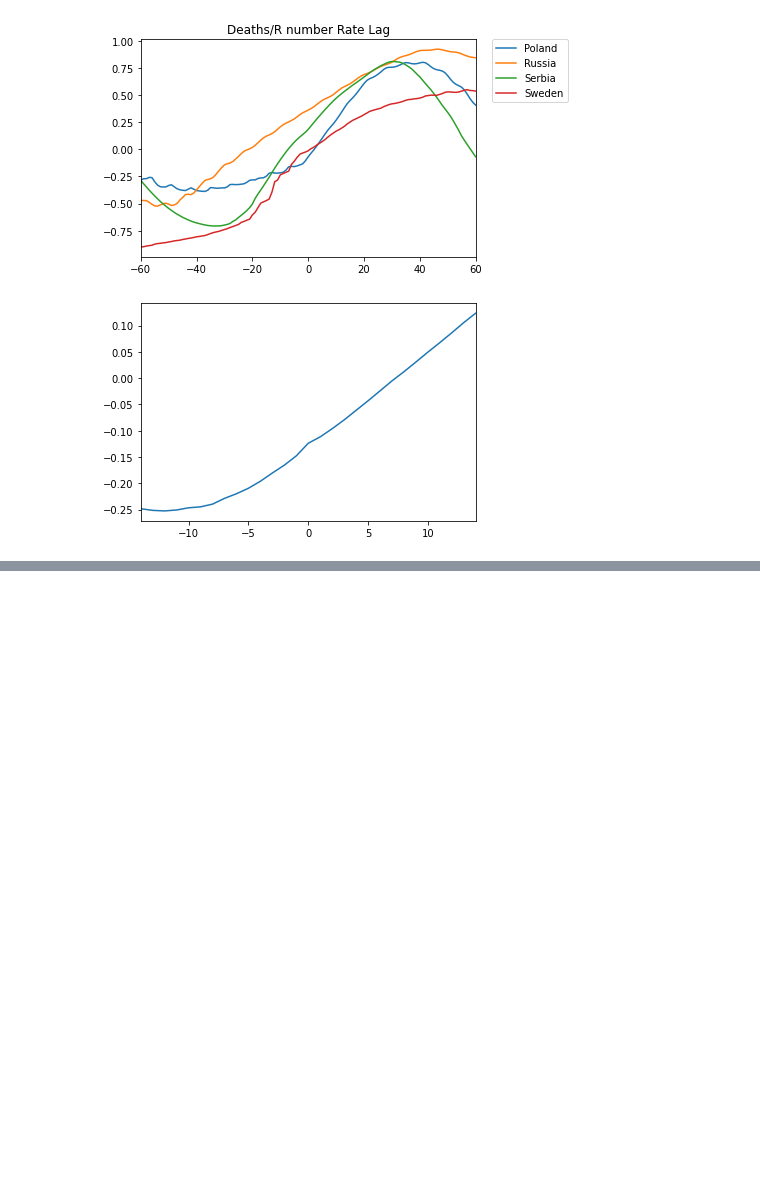
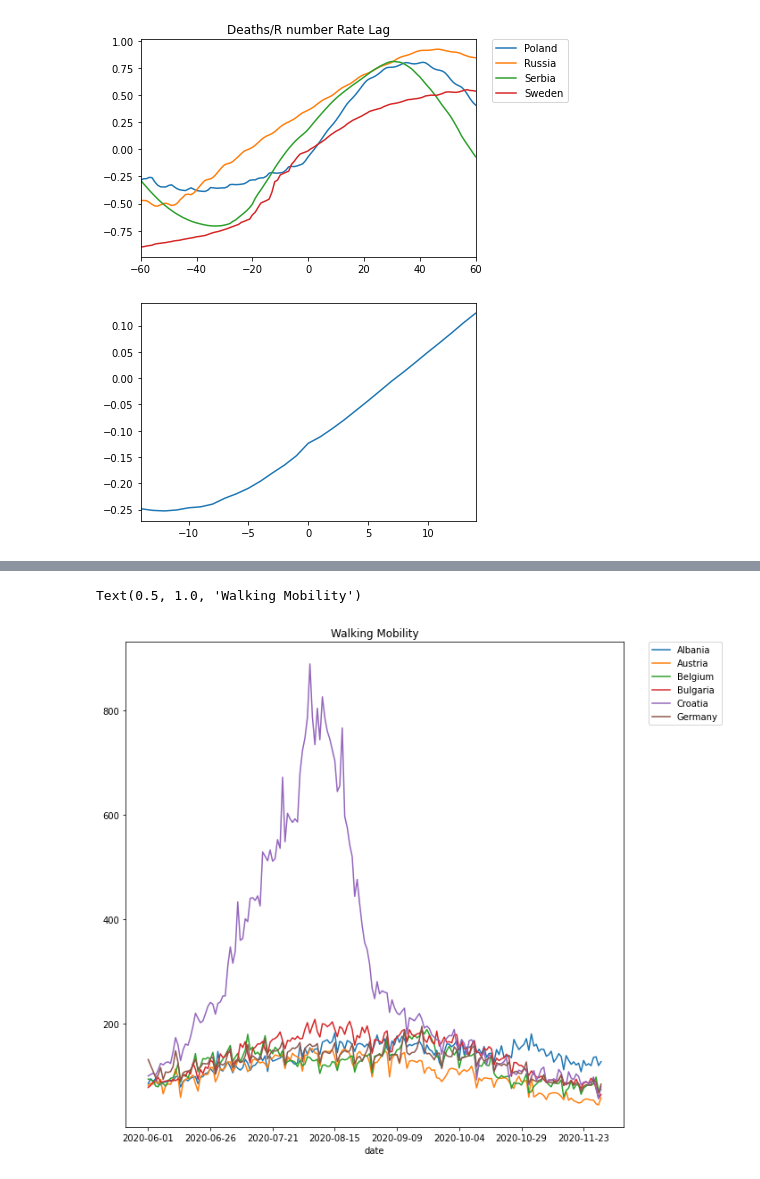
Before and after one commit to stefan-stein/Citadel-Datathon-2021, a Jupyter notebook: Charlotte - Lag.ipynb, the cells around one changed output, grey strips where cells are left out. Saved outputs shown, nothing was run; the diff lists cells and outputs as text; code cells hidden in the pictures; blank space fills up the shorter version.

```diff
--- a/Charlotte - Lag.ipynb
+++ b/Charlotte - Lag.ipynb
@@ -249,0 +246,2 @@ plt.xlim(-max_lag,max_lag)
+# %%
+mobility_df = pd.read_csv("applemobilitytrends-2021-02-15.csv")
@@ -249,0 +258,18 @@ plt.xlim(-max_lag,max_lag)
+# %%
+europe = ["Albania",
+          "Austria",
+          "Belgium",
+          "Bulgaria",
+          "Croatia",
+          "Czechia",
+          "Germany"]
+
+europe_mobility_df = mobility_df[mobility_df['region'].isin(europe)]
+
+europe_mobility_df = europe_mobility_df.drop(["geo_type",
+                                             "sub-region",
+                                              "country",
+                                             "alternative_name"], axis=1)
+europe_mobility_df = europe_mobility_df.rename(columns={"region": "location" })
+
+europe_mobility_df.head()
@@ -249,0 +284,18 @@ plt.xlim(-max_lag,max_lag)
+# %%
+for transport_mode in ["walking", "driving", "transit"]:
+
+    europe_mob_df = europe_mobility_df[europe_mobility_df["transportation_type"] == transport_mode].copy()
+    europe_mob_df = europe_mob_df.drop(["transportation_type"], axis=1)
+
+    europe_mob_df = europe_mob_df.melt(id_vars="location",
+                            var_name="date",
+                            value_name=transport_mode)
+
+    mask = (europe_mob_df['date'] >= "2020-06-01") & (europe_mob_df['date'] < "2020-12-01")
+    europe_mob_df = europe_mob_df.loc[mask]
+    if transport_mode == "walking":
+        europe_walking_df = europe_mob_df.set_index(["date", "location"])
+    elif transport_mode == "driving":
+        europe_driving_df = europe_mob_df.set_index(["date", "location"])
+    elif transport_mode == "transit":
+        europe_transit_df = europe_mob_df.set_index(["date", "location"])
@@ -249,0 +311,9 @@ plt.xlim(-max_lag,max_lag)
+# %%
+walking_df = europe_walking_df.walking
+walking_df = walking_df.unstack()
+walking_df.plot(figsize=(10,10))
+plt.legend(bbox_to_anchor=(1.05, 1), loc=2, borderaxespad=0.)
+plt.title("Walking Mobility")
+# %% [output]
+Text(0.5, 1.0, 'Walking Mobility')
+[figure, added]
```
Also changed, not shown: parts of 8 cells of this notebook.
